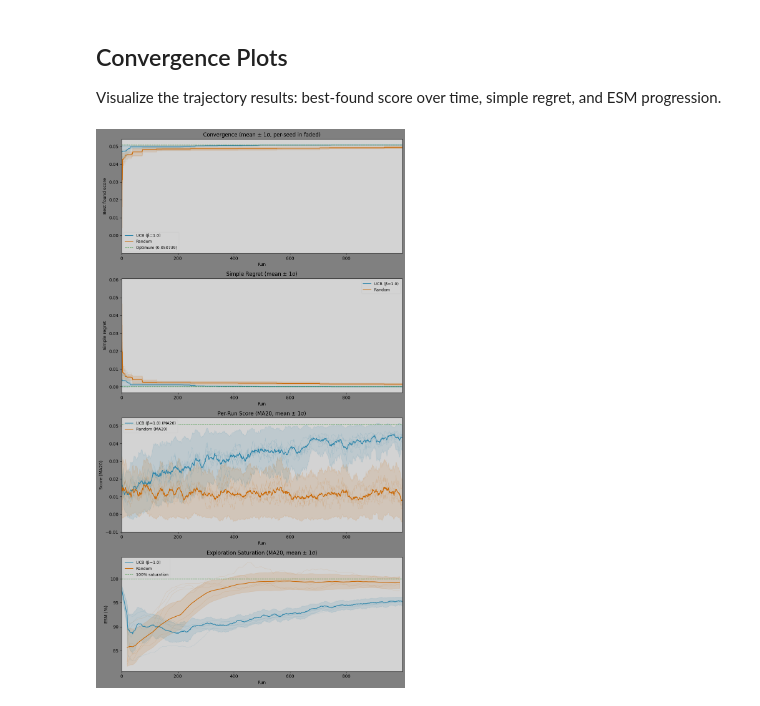
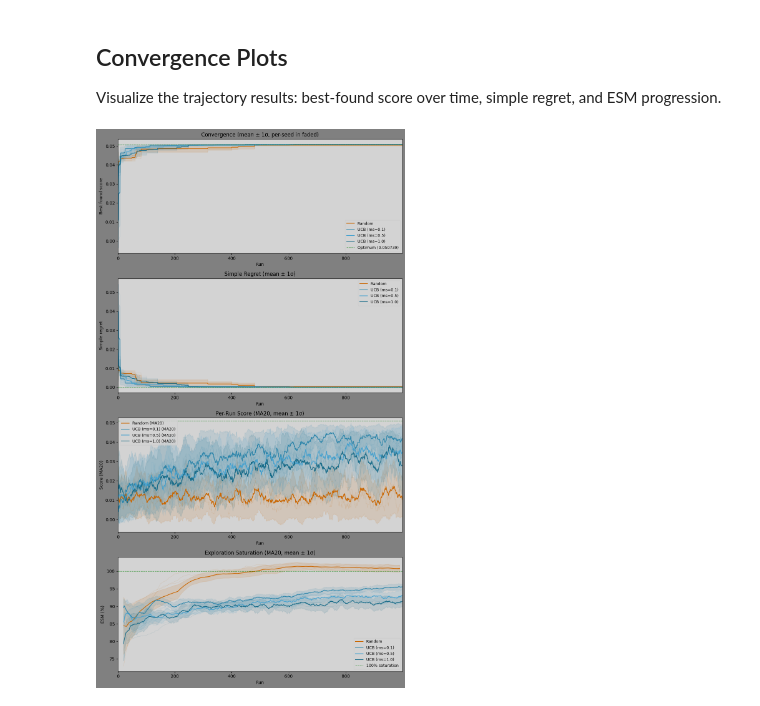
Before and after one commit to chaald/peppermint-matrix, a Jupyter notebook: notebooks/parameter_analysis/convergence_simulation.ipynb, the cells around one changed output. Drawn from its saved outputs; the diff is of its cells as text; code cells hidden in the pictures.

Commit message:
feat: add max_samples knob, config-driven trajectory loop, document max_samples findings

```diff
--- a/notebooks/parameter_analysis/convergence_simulation.ipynb
+++ b/notebooks/parameter_analysis/convergence_simulation.ipynb
@@ -341,16 +347,21 @@ fig: Figure
 axes: list[Axes]
 fig, axes = plt.subplots(4, 1, figsize=(10, 18))
 
-strategies = {"ucb": "UCB (β=1.0)", "random": "Random"}
-colors = {"ucb": "#2e86ab", "random": "#ca6702"}
+CONFIGS = [
+    {"strategy": "random", "max_samples": 0.1, "label": "Random",             "color": "#ca6702"},
+    {"strategy": "ucb",    "max_samples": 0.1, "label": "UCB (ms=0.1)",       "color": "#2e86ab"},
+    {"strategy": "ucb",    "max_samples": 0.5, "label": "UCB (ms=0.5)",       "color": "#4aa3cf"},
+    {"strategy": "ucb",    "max_samples": 1.0, "label": "UCB (ms=1.0)",       "color": "#1a6d8a"},
+]
+
 global_optimum = best_score
 seeds = sorted(all_trajectories["seed"].unique().to_list())
 n_runs_plot = all_trajectories["run"].max() + 1
 
-# Aggregate across seeds per run per strategy
+# Aggregate across seeds per config per run
 aggregated = (
     all_trajectories
-    .group_by(["strategy", "run"])
+    .group_by(["strategy", "max_samples", "run"])
     .agg([
         pl.col("best_found").mean().alias("bf_mean"),
         pl.col("best_found").std(ddof=0).alias("bf_std"),
@@ -361,20 +372,26 @@ aggregated = (
         pl.col("esm").drop_nulls().mean().alias("esm_mean"),
         pl.col("esm").drop_nulls().std(ddof=0).alias("esm_std"),
     ])
-    .sort(["strategy", "run"])
+    .sort(["strategy", "max_samples", "run"])
 )
+
+def filter_config(data, config):
+    return data.filter(
+        (pl.col("strategy") == config["strategy"]) &
+        (pl.col("max_samples") == config["max_samples"])
+    )
 
 # Plot 1: Best found over runs
 ax: Axes = axes[0]
-for strategy, label in strategies.items():
-    agg = aggregated.filter(pl.col("strategy") == strategy).sort("run")
-    seed_trajs = all_trajectories.filter(pl.col("strategy") == strategy)
+for config in CONFIGS:
+    agg = filter_config(aggregated, config).sort("run")
+    seed_trajs = filter_config(all_trajectories, config)
     for seed in seeds:
         traj = seed_trajs.filter(pl.col("seed") == seed).sort("run")
-        ax.plot(traj["run"], traj["best_found"], color=colors[strategy], linewidth=0.5, alpha=0.2)
-    ax.plot(agg["run"], agg["bf_mean"], label=label, color=colors[strategy], linewidth=1.5)
+        ax.plot(traj["run"], traj["best_found"], color=config["color"], linewidth=0.5, alpha=0.2)
+    ax.plot(agg["run"], agg["bf_mean"], label=config["label"], color=config["color"], linewidth=1.5)
     ax.fill_between(agg["run"], agg["bf_mean"] - agg["bf_std"], agg["bf_mean"] + agg["bf_std"],
-                     color=colors[strategy], alpha=0.12)
+                     color=config["color"], alpha=0.12)
 ax.axhline(global_optimum, color="green", linestyle="--", linewidth=1, alpha=0.7, label=f"Optimum ({global_optimum:.6f})")
 ax.set_xlabel("Run")
 ax.set_ylabel("Best found score")
@@ -384,15 +401,15 @@ ax.set_xlim(0, n_runs_plot - 1)
 
 # Plot 2: Simple regret over runs
 ax = axes[1]
-for strategy, label in strategies.items():
-    agg = aggregated.filter(pl.col("strategy") == strategy).sort("run")
-    seed_trajs = all_trajectories.filter(pl.col("strategy") == strategy)
+for config in CONFIGS:
+    agg = filter_config(aggregated, config).sort("run")
+    seed_trajs = filter_config(all_trajectories, config)
     for seed in seeds:
         traj = seed_trajs.filter(pl.col("seed") == seed).sort("run")
-        ax.plot(traj["run"], traj["simple_regret"], color=colors[strategy], linewidth=0.5, alpha=0.2)
-    ax.plot(agg["run"], agg["sr_mean"], label=label, color=colors[strategy], linewidth=1.5)
+        ax.plot(traj["run"], traj["simple_regret"], color=config["color"], linewidth=0.5, alpha=0.2)
+    ax.plot(agg["run"], agg["sr_mean"], label=config["label"], color=config["color"], linewidth=1.5)
     ax.fill_between(agg["run"], agg["sr_mean"] - agg["sr_std"], agg["sr_mean"] + agg["sr_std"],
-                     color=colors[strategy], alpha=0.12)
+                     color=config["color"], alpha=0.12)
 ax.axhline(0, color="green", linestyle="--", linewidth=1, alpha=0.7)
 ax.set_xlabel("Run")
 ax.set_ylabel("Simple regret")
@@ -403,24 +420,24 @@ ax.set_xlim(0, n_runs_plot - 1)
 # Plot 3: Per-run score with rolling mean
 ax = axes[2]
 score_window = 20
-for strategy, label in strategies.items():
-    agg = aggregated.filter(pl.col("strategy") == strategy).sort("run")
-    seed_trajs = all_trajectories.filter(pl.col("strategy") == strategy)
+for config in CONFIGS:
+    agg = filter_config(aggregated, config).sort("run")
+    seed_trajs = filter_config(all_trajectories, config)
     for seed in seeds:
         traj = seed_trajs.filter(pl.col("seed") == seed).sort("run")
         rolling_seed = traj.select(
             pl.col("score").rolling_mean(window_size=score_window, min_samples=1)
         ).to_series().to_numpy()
-        ax.plot(traj["run"], rolling_seed, color=colors[strategy], linewidth=0.5, alpha=0.2)
+        ax.plot(traj["run"], rolling_seed, color=config["color"], linewidth=0.5, alpha=0.2)
     rolling_mean = agg.select(
         pl.col("score_mean").rolling_mean(window_size=score_window, min_samples=1)
     ).to_series().to_numpy()
     rolling_std = agg.select(
         pl.col("score_std").rolling_mean(window_size=score_window, min_samples=1)
     ).to_series().to_numpy()
-    ax.plot(agg["run"], rolling_mean, label=f"{label} (MA{score_window})", color=colors[strategy], linewidth=1.5)
+    ax.plot(agg["run"], rolling_mean, label=f"{config['label']} (MA{score_window})", color=config["color"], linewidth=1.5)
     ax.fill_between(agg["run"], rolling_mean - rolling_std, rolling_mean + rolling_std,
-                     color=colors[strategy], alpha=0.12)
+                     color=config["color"], alpha=0.12)
 ax.axhline(global_optimum, color="green", linestyle="--", linewidth=1, alpha=0.7)
 ax.set_xlabel("Run")
 ax.set_ylabel("Score (MA20)")
@@ -429,37 +446,37 @@ ax.legend(fontsize=9)
 ax.set_xlim(0, n_runs_plot - 1)
 
 # Plot 4: ESM over runs
 ax = axes[3]
 esm_window = 20
-for strategy, label in strategies.items():
-    seed_trajs = all_trajectories.filter(pl.col("strategy") == strategy)
+for config in CONFIGS:
+    seed_trajs = filter_config(all_trajectories, config)
     for seed in seeds:
         traj = seed_trajs.filter(pl.col("seed") == seed).sort("run")
         esm_data = traj.filter(pl.col("esm").is_not_null())
         if len(esm_data) > 0:
             rolling_esm_seed = esm_data.select(
                 pl.col("esm").rolling_mean(window_size=max(1, len(esm_data) // 10), min_samples=1)
             ).to_series().to_numpy()
-            ax.plot(esm_data["run"], rolling_esm_seed, color=colors[strategy], linewidth=0.5, alpha=0.2)
-    agg_esm = aggregated.filter((pl.col("strategy") == strategy) & pl.col("esm_mean").is_not_null()).sort("run")
+            ax.plot(esm_data["run"], rolling_esm_seed, color=config["color"], linewidth=0.5, alpha=0.2)
+    agg_esm = filter_config(aggregated, config).filter(pl.col("esm_mean").is_not_null()).sort("run")
     if len(agg_esm) > 0:
         rolling_esm = agg_esm.select(
             pl.col("esm_mean").rolling_mean(window_size=esm_window, min_samples=1)
         ).to_series().to_numpy()
         rolling_esm_std = agg_esm.select(
             pl.col("esm_std").rolling_mean(window_size=esm_window, min_samples=1)
         ).to_series().to_numpy()
-        ax.plot(agg_esm["run"], rolling_esm, label=label, color=colors[strategy], linewidth=1.5)
+        ax.plot(agg_esm["run"], rolling_esm, label=config["label"], color=config["color"], linewidth=1.5)
         ax.fill_between(agg_esm["run"], rolling_esm - rolling_esm_std, rolling_esm + rolling_esm_std,
-                         color=colors[strategy], alpha=0.12)
+                         color=config["color"], alpha=0.12)
 ax.axhline(100, color="green", linestyle="--", linewidth=1, alpha=0.7, label="100% saturation")
 ax.set_xlabel("Run")
 ax.set_ylabel("ESM (%)")
 ax.set_title("Exploration Saturation (MA20, mean ± 1σ)")
 ax.legend(fontsize=9)
 ax.set_xlim(0, n_runs_plot - 1)
 
 plt.tight_layout()
 plt.show()
 # %% [output]
-[figure, old version]
+[figure, new version]
```
Also changed, not shown: parts of 3 cells of this notebook, 3 other files.
